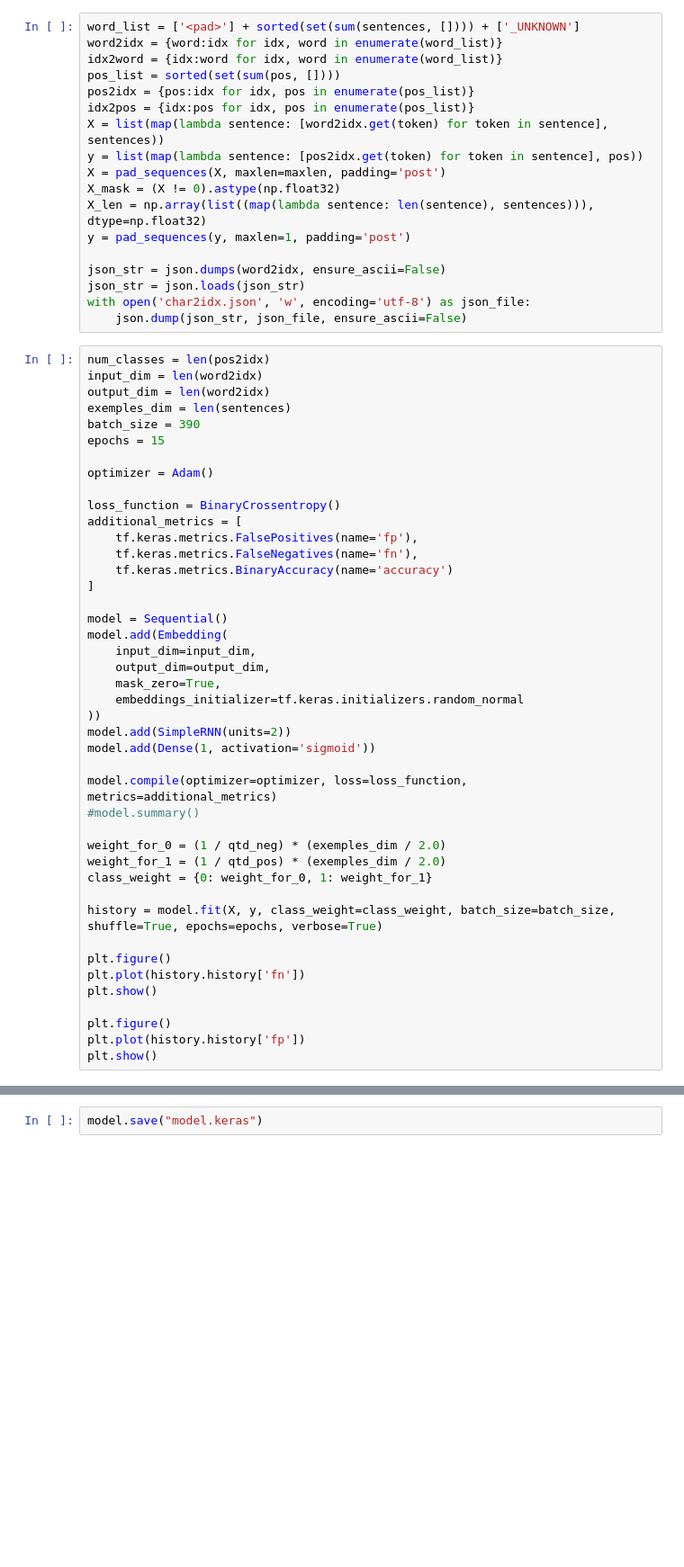
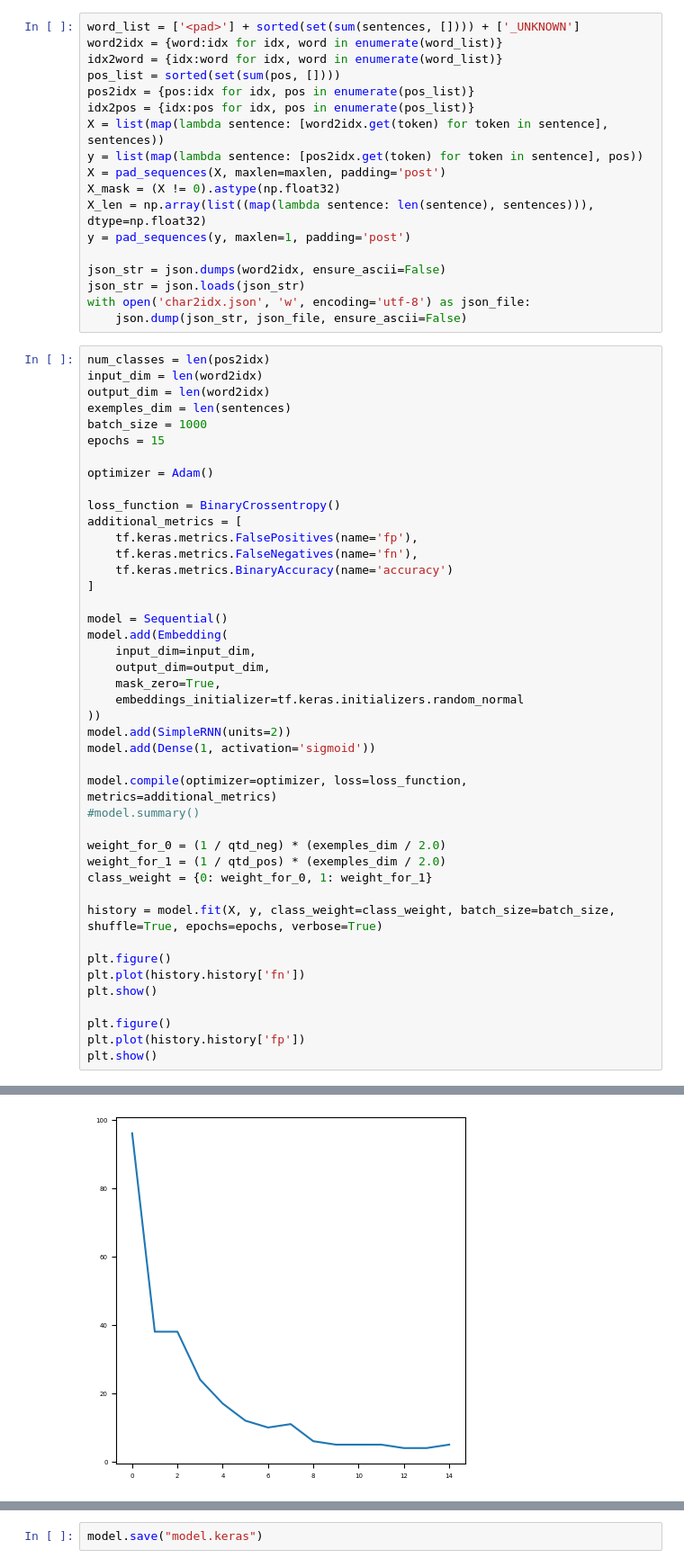
Before and after one commit to marcelojunior1/vagas, a Jupyter notebook: api/ml/RNN_3.ipynb, the cells around one changed output, grey strips where cells are left out. Shown: that part at 90% size. Drawn from its saved outputs; the diff is of its cells as text; blank space fills up the shorter version.

Commit message:
chore: aumento do batch size

```diff
--- a/api/ml/RNN_3.ipynb
+++ b/api/ml/RNN_3.ipynb
@@ -78,7 +88,7 @@ num_classes = len(pos2idx)
 input_dim = len(word2idx)
 output_dim = len(word2idx)
 exemples_dim = len(sentences)
-batch_size = 390
+batch_size = 1000
 epochs = 15
 
 optimizer = Adam()
@@ -116,3 +126,4 @@ plt.show()
 plt.figure()
 plt.plot(history.history['fp'])
 plt.show()
+# %% [output]
@@ -118,0 +147 @@ plt.show()
+[figure, added]
```
Also changed, not shown: parts of 3 cells of this notebook, 2 other files.
